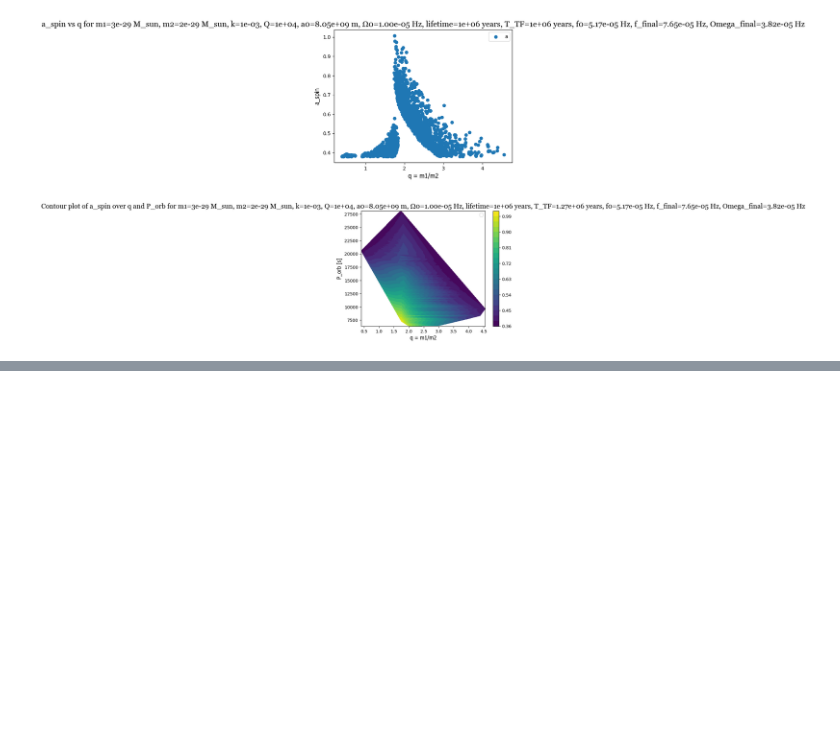
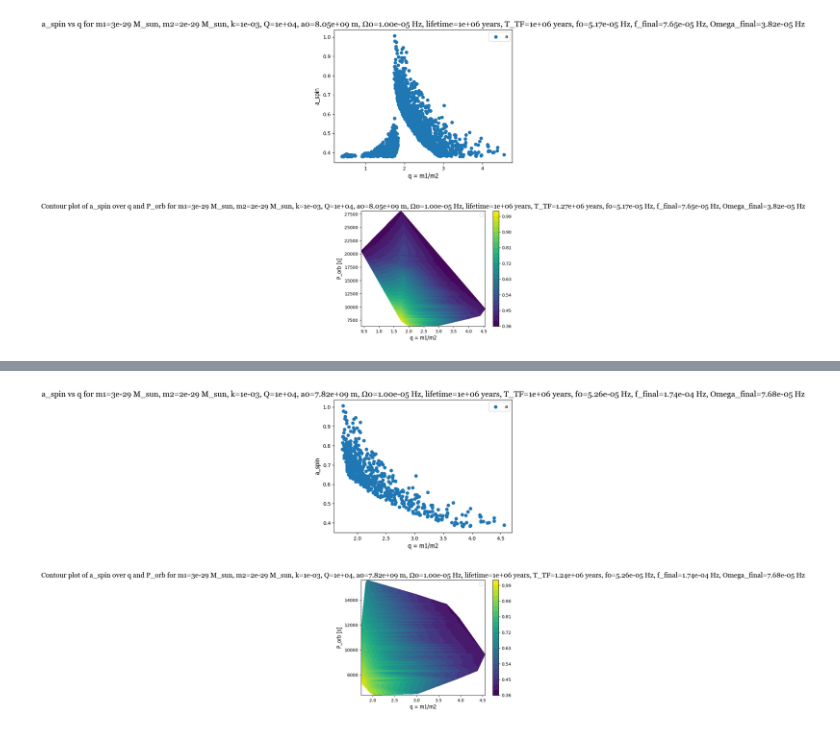
Before and after one commit to Nyaa394/Tidal-Spin-Up-in-Wolf-Rayet-Stars, a Jupyter notebook: main_eq_plots.ipynb, the cells around one changed output, grey strips where cells are left out. Saved outputs shown, nothing was run; the diff lists cells and outputs as text; code cells hidden in the pictures; blank space fills up the shorter version.

```diff
--- a/main_eq_plots.ipynb
+++ b/main_eq_plots.ipynb
@@ -255,5 +264,5 @@ p.plot2d_contour(q_array, P_orb_array, a_spin_array, xlabel='q = m1/m2', ylabel=
 # %%
-# plots for not ok cases
+# plots for not ok cases (time-wise they could be ok but they start mass transferring most likely)
 
 # important libs and constants
 import plot_utils as p
@@ -274,40 +283,43 @@ with open("nope.csv", "r") as o:
     reader = csv.DictReader(o)
     for row in reader:
         sol_id = row["ID"]
-
-        data = np.load(f"solutions/{sol_id}.npz")
-        t = data["t"]
-        f = data["f"]
-        Omega = data["Omega"]
 
         # read metadata from csv
         m1 = float(row["m_WR/M_Sun"])
         m2 = float(row["m_companion/M_Sun"])
         a0 = float(row["initial separation a0 (m)"])
         Omega0 = float(row["initial spin Omega0 (Hz)"])
         f0 = float(row["initial frequency f0 (Hz)"])
         k = float(row["k"])
         Q = float(row["Q"])
         R1 = float(row["WR star Radius R_WR"])
         lifetime = float(row["lifetime (years)"])
         T_TF = float(row["tidal function timescale (years)"])
         f_final = float(row["f_final (Hz)"])
         Omega_final = float(row["Omega_final (Hz)"])
         J = float(row["final angular momentum J (kg m^2/s)"])
         a_spin = float(row["spin parameter a_spin"])
         a_final = float(row["final separation a_final (m)"])
         a_min_si = float(row["minimum separation a_min (m)"])
         q = m1/m2
 
         all_q.append(q)
         all_a_spin.append(a_spin)
         all_kQ.append(k/Q)
         all_P_orb.append(2/f_final)
 
+q_array = np.array(all_q)
+a_spin_array = np.array(all_a_spin)
+kQ_array = np.array(all_kQ)
+P_orb_array = np.array(all_P_orb)
+
 # plot a_spin vs q
 p.scatter2d(q_array, a_spin_array, xlabel='q = m1/m2',
             ylabel='a_spin', title=f"a_spin vs q for m1={format(m1/Msolar, '.0e')} M_sun, m2={format(m2/Msolar, '.0e')} M_sun, k={format(k, '.0e')}, Q={format(Q, '.0e')}, a0={format(a0, '.2e')} m, Ω0={format(Omega0, '.2e')} Hz, lifetime={format(lifetime, '.0e')} years, T_TF={format(T_TF, '.0e')} years, f0={format(f0, '.2e')} Hz, f_final={format(f_final, '.2e')} Hz, Omega_final={format(Omega_final, '.2e')} Hz", legend='a_spin(q)', colour=None, axis_font='Tahoma', axis_size=12, title_font='Georgia', title_size=16, legend_size=10)
 
 # plot q vs k/Q with a contour for a_spin
 p.plot2d_contour(q_array, P_orb_array, a_spin_array, xlabel='q = m1/m2', ylabel='P_orb [s]',
                  title=f"Contour plot of a_spin over q and P_orb for m1={format(m1/Msolar, '.0e')} M_sun, m2={format(m2/Msolar, '.0e')} M_sun, k={format(k, '.0e')}, Q={format(Q, '.0e')}, a0={format(a0, '.2e')} m, Ω0={format(Omega0, '.2e')} Hz, lifetime={format(lifetime, '.0e')} years, T_TF={format(T_TF, '.2e')} years, f0={format(f0, '.2e')} Hz, f_final={format(f_final, '.2e')} Hz, Omega_final={format(Omega_final, '.2e')} Hz", legend='a_spin(q, k/Q)', axis_font='Tahoma', axis_size=12, title_font='Georgia', title_size=16, legend_size=10)
+# %% [output]
+[figure, added]
+[figure, added]
```
Also changed, not shown: parts of 4 cells of this notebook.
